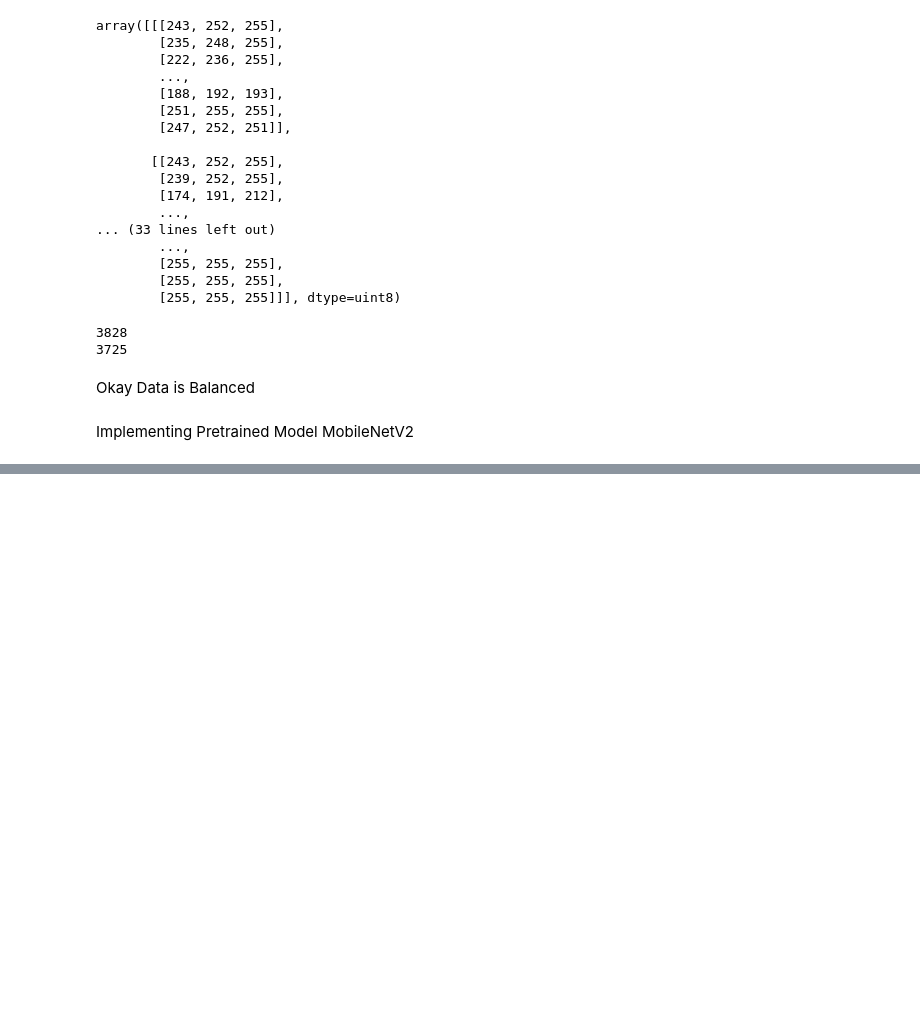
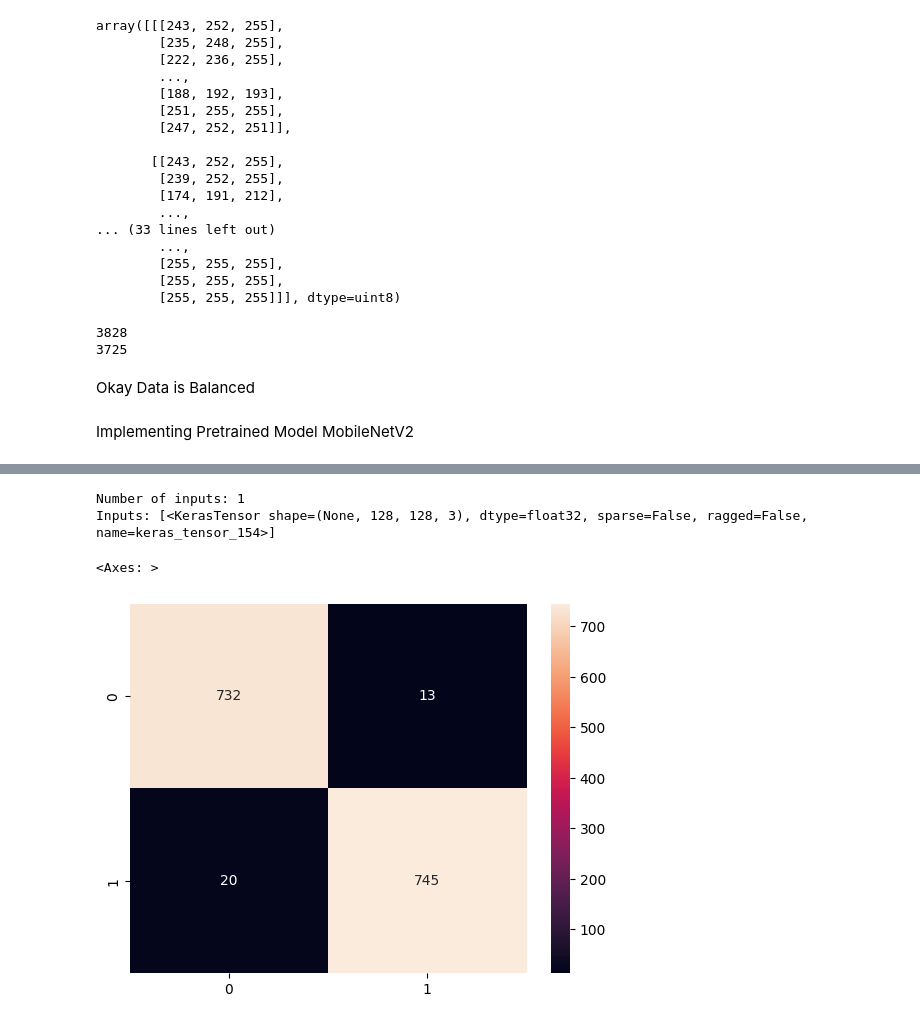
Before and after one commit to Bryan-eng-lng/AI-Translatify, a Jupyter notebook: FaceMaskDetection.ipynb, the cells around one changed output, grey strips where cells are left out. Saved outputs shown, nothing was run; the diff lists cells and outputs as text; code cells hidden in the pictures; blank space fills up the shorter version.

```diff
--- a/FaceMaskDetection.ipynb
+++ b/FaceMaskDetection.ipynb
@@ -131,7 +131,7 @@ val_gen = train_datagen.flow_from_directory(
 )
 
 
-num_classes = train_gen.num_classes
+
 
 base_model = MobileNetV2(
     input_shape=(128,128,3),
@@ -146,6 +146,7 @@ model = Sequential([
     GlobalAveragePooling2D(),
     Dense(128, activation='relu'),
     Dropout(0.2),
+    Flatten(),
     Dense(1, activation='sigmoid')
 ])
 
@@ -160,8 +161,6 @@ model.fit(
     epochs=12,
     validation_data=val_gen
 )
-
-base_model.trainable = True
 # %% [output]
 Found 6043 images belonging to 2 classes.
 Found 1510 images belonging to 2 classes.
@@ -188,0 +192,13 @@ Epoch 12/12
+# %%
+model.compile(
+    optimizer=Adam(learning_rate=1e-5),
+    loss='binary_crossentropy',
+    metrics=['accuracy']
+)
+
+
+model.fit(
+    train_gen,
+    epochs=5,
+    validation_data=val_gen
+)
@@ -218,0 +245,15 @@ WARNING:absl:You are saving your model as an HDF5 file via `model.save()` or `ke
+# %%
+print("Number of inputs:", len(model.inputs))
+print("Inputs:", model.inputs)
+# %% [output]
+Number of inputs: 1
+Inputs: [<KerasTensor shape=(None, 128, 128, 3), dtype=float32, sparse=False, ragged=False, name=keras_tensor_154>]
+# %%
+from sklearn.metrics import confusion_matrix
+import seaborn as sns
+
+cm = confusion_matrix(y_true, y_pred)
+sns.heatmap(cm, annot=True, fmt='d')
+# %% [output]
+<Axes: >
+[figure, added]
```
Also changed, not shown: parts of 7 cells of this notebook.
